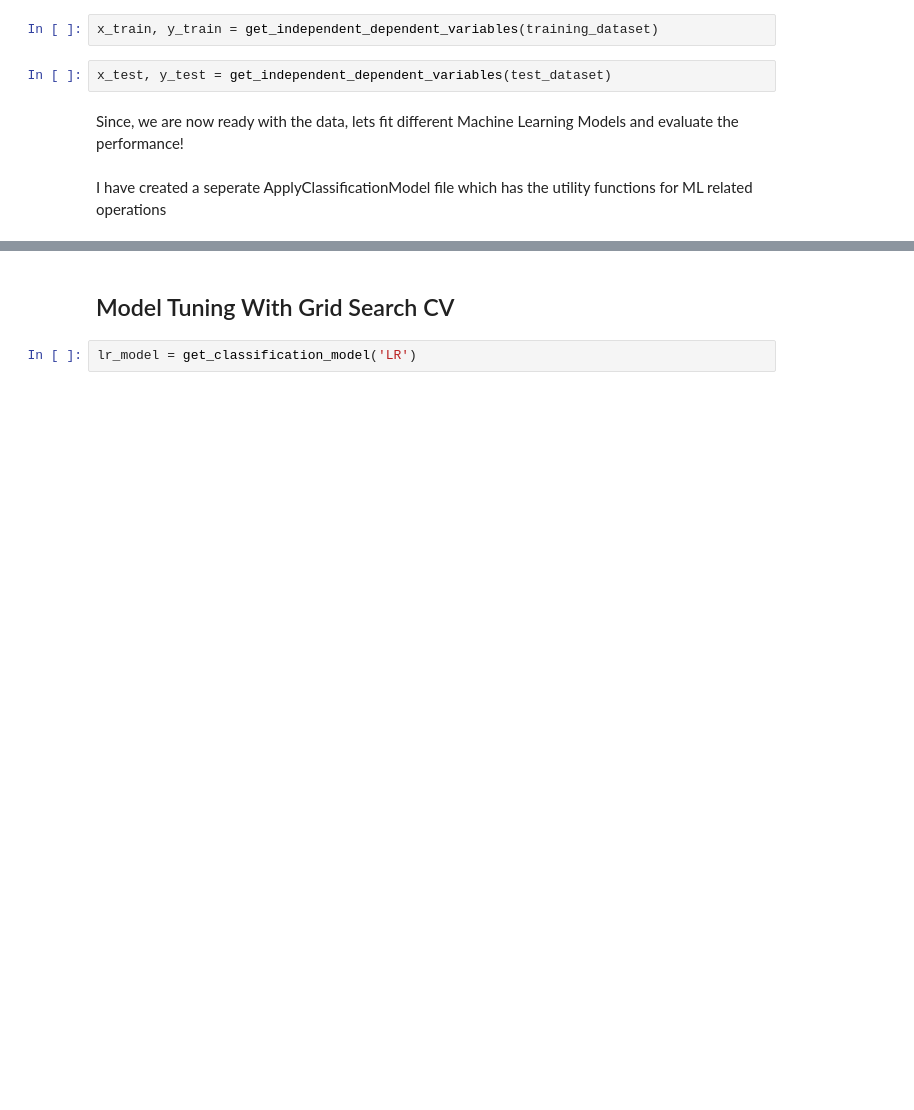
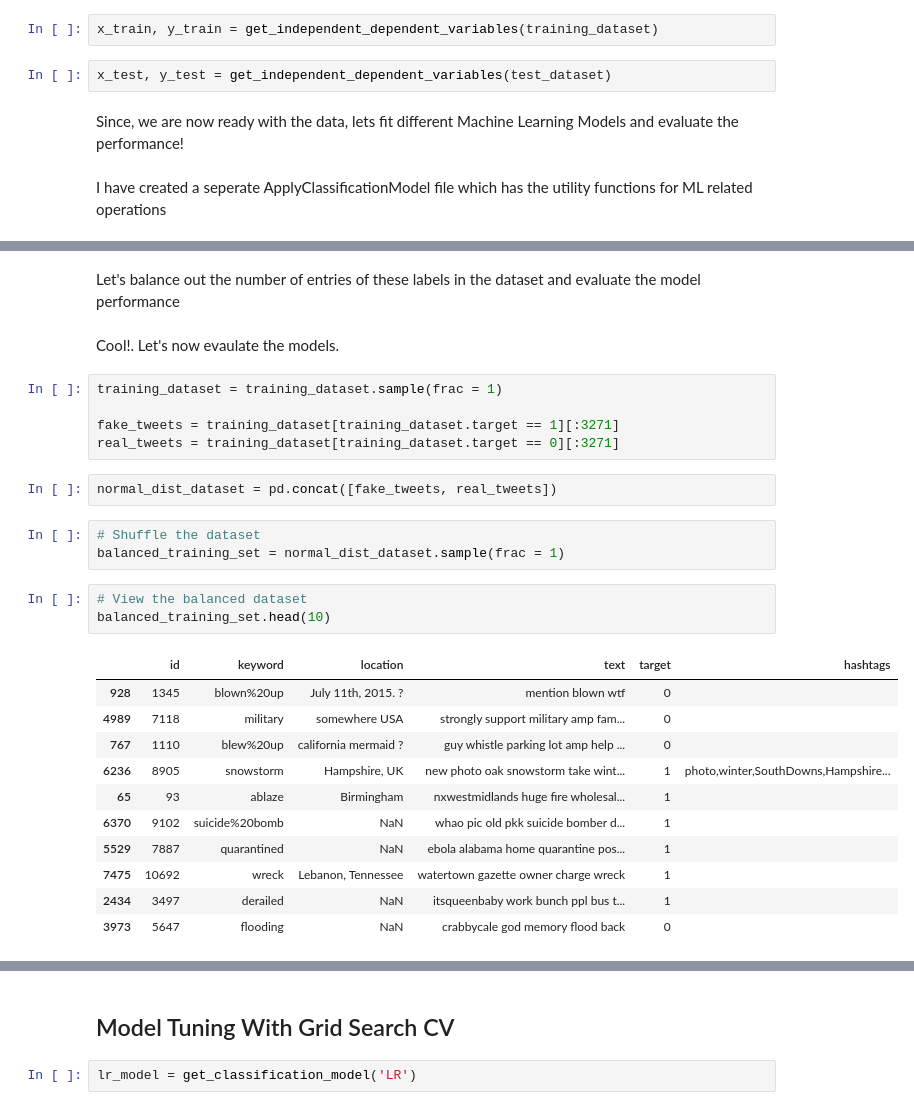
Before and after one commit to HimanshuBajpai869/Udacity-DataScientist, a Jupyter notebook: Project-4/RealOrNotDisasterTweets.ipynb, the cells around one changed output, grey strips where cells are left out. Cells and saved outputs as stored; diff of their text form; blank space fills up the shorter version.

```diff
--- a/Project-4/RealOrNotDisasterTweets.ipynb
+++ b/Project-4/RealOrNotDisasterTweets.ipynb
@@ -226,0 +239,29 @@ Average accuracy of KNN after applying 10- Fold CV is 58.55672855899824
+# %% [markdown]
+Let's balance out the number of entries of these labels in the dataset and evaluate the model performance
+# %% [markdown]
+Cool!. Let's now evaulate the models.
+# %%
+training_dataset = training_dataset.sample(frac = 1)
+
+fake_tweets = training_dataset[training_dataset.target == 1][:3271]
+real_tweets = training_dataset[training_dataset.target == 0][:3271]
+# %%
+normal_dist_dataset = pd.concat([fake_tweets, real_tweets])
+# %%
+# Shuffle the dataset
+balanced_training_set = normal_dist_dataset.sample(frac = 1)
+# %%
+# View the balanced dataset
+balanced_training_set.head(10)
+# %% [output]
+|  | id | keyword | location | text | target | hashtags |
+| 928 | 1345 | blown%20up | July 11th, 2015. ? | mention blown wtf | 0 |  |
+| 4989 | 7118 | military | somewhere USA | strongly support military amp fam... | 0 |  |
+| 767 | 1110 | blew%20up | california mermaid ? | guy whistle parking lot amp help ... | 0 |  |
+| 6236 | 8905 | snowstorm | Hampshire, UK | new photo oak snowstorm take wint... | 1 | photo,winter,SouthDowns,Hampshire... |
+| 65 | 93 | ablaze | Birmingham | nxwestmidlands huge fire wholesal... | 1 |  |
+| 6370 | 9102 | suicide%20bomb | NaN | whao pic old pkk suicide bomber d... | 1 |  |
+| 5529 | 7887 | quarantined | NaN | ebola alabama home quarantine pos... | 1 |  |
+| 7475 | 10692 | wreck | Lebanon, Tennessee | watertown gazette owner charge wreck | 1 |  |
+| 2434 | 3497 | derailed | NaN | itsqueenbaby work bunch ppl bus t... | 1 |  |
+| 3973 | 5647 | flooding | NaN | crabbycale god memory flood back | 0 |  |
```
Also changed, not shown: parts of 20 cells of this notebook, 3 other files.
